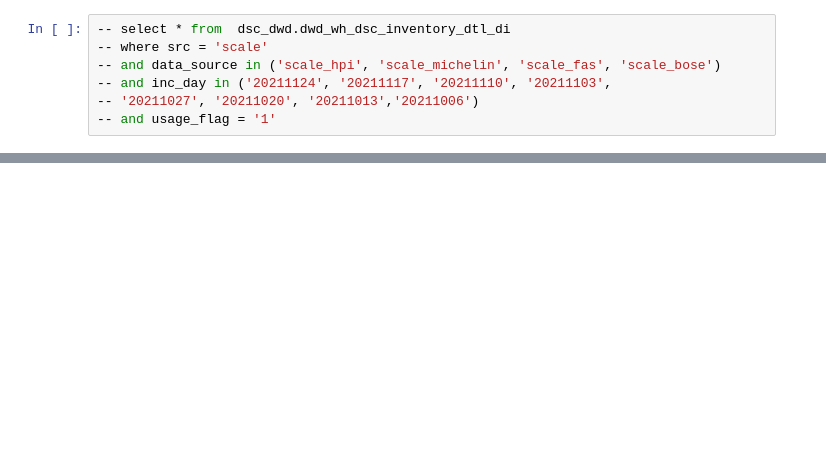
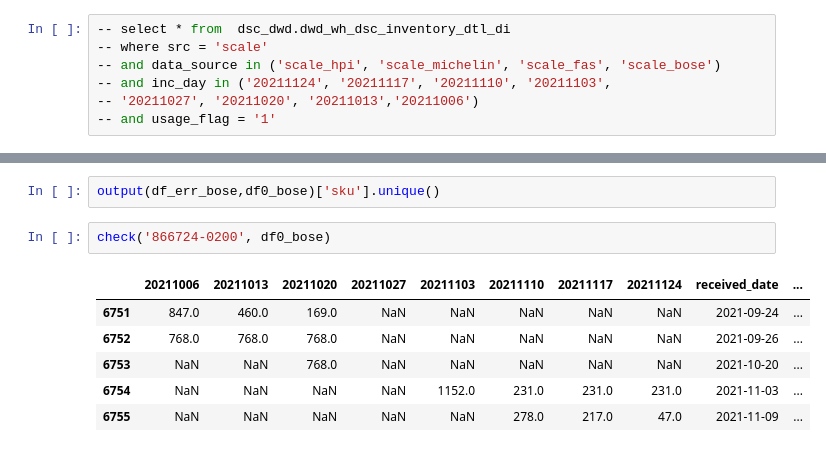
Before and after one commit to fyenne/play10_inv, a Jupyter notebook: inv_fifo.ipynb, the cells around one changed output, grey strips where cells are left out. Cells and saved outputs as stored; diff of their text form; blank space fills up the shorter version.

```diff
--- a/inv_fifo.ipynb
+++ b/inv_fifo.ipynb
@@ -133,0 +171,11 @@ df_err[(df_err['lag_mark'] == 'clear') & (df_err['change'] == 0)]
+# %%
+output(df_err_bose,df0_bose)['sku'].unique()
+# %%
+check('866724-0200', df0_bose)
+# %% [output]
+|  | 20211006 | 20211013 | 20211020 | 20211027 | 20211103 | 20211110 | 20211117 | 20211124 | received_date | ... |
+| 6751 | 847.0 | 460.0 | 169.0 | NaN | NaN | NaN | NaN | NaN | 2021-09-24 | ... |
+| 6752 | 768.0 | 768.0 | 768.0 | NaN | NaN | NaN | NaN | NaN | 2021-09-26 | ... |
+| 6753 | NaN | NaN | 768.0 | NaN | NaN | NaN | NaN | NaN | 2021-10-20 | ... |
+| 6754 | NaN | NaN | NaN | NaN | 1152.0 | 231.0 | 231.0 | 231.0 | 2021-11-03 | ... |
+| 6755 | NaN | NaN | NaN | NaN | NaN | 278.0 | 217.0 | 47.0 | 2021-11-09 | ... |
```
Also changed, not shown: parts of 27 cells of this notebook, 7 other files.
